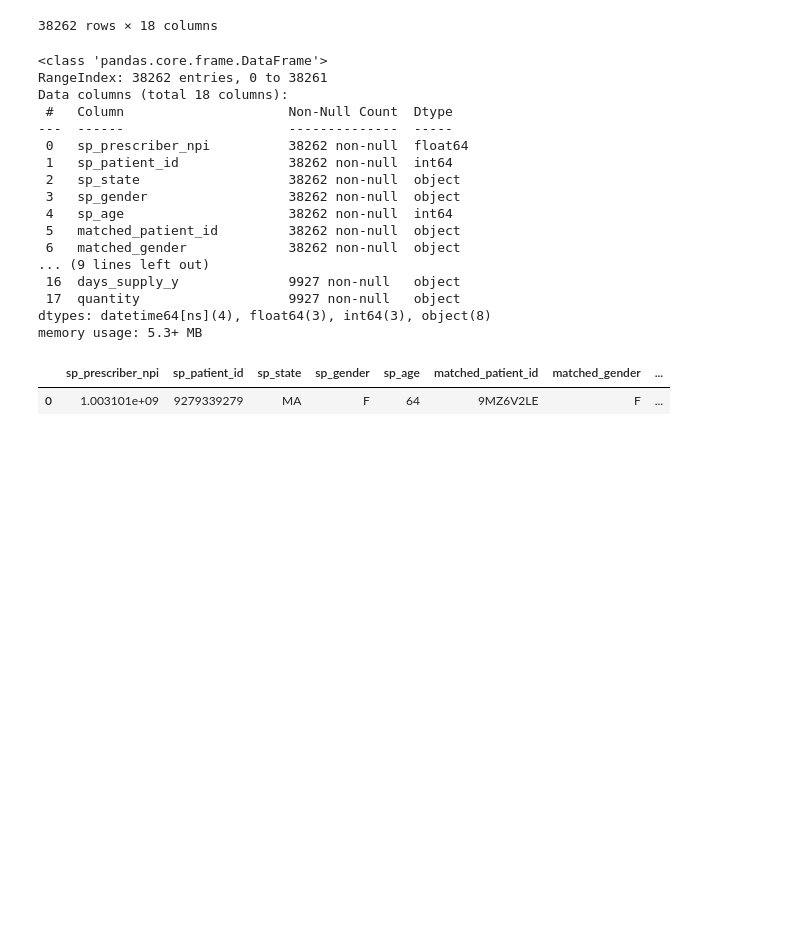
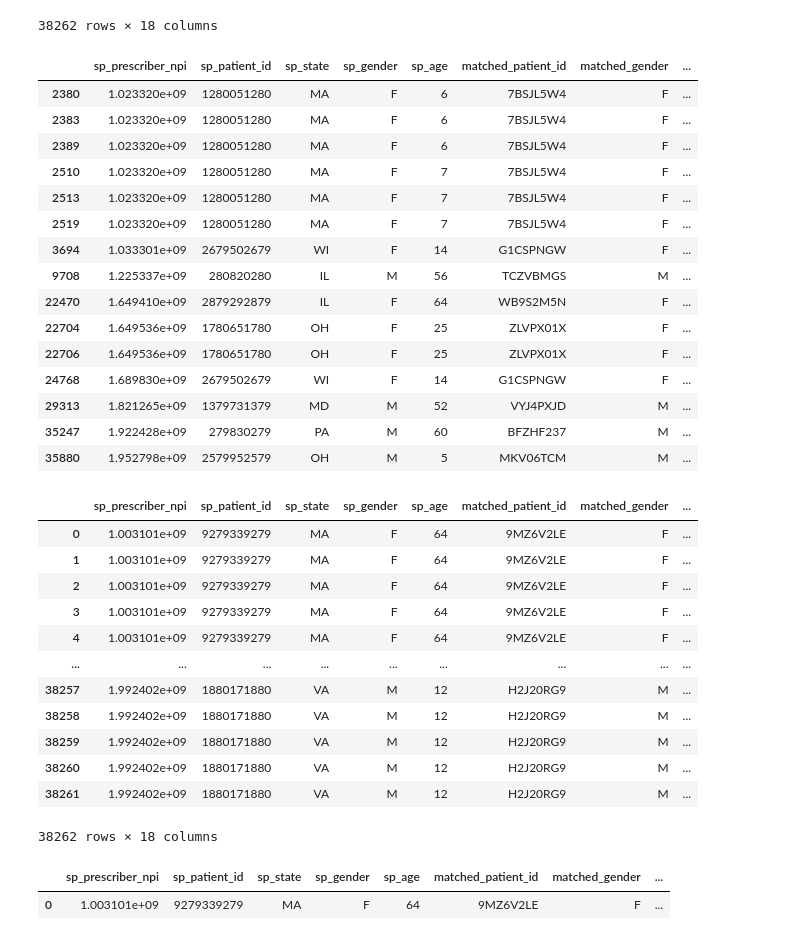
Before and after one commit to Sneh-ProcDNA/Data_Stitching, a Jupyter notebook: src/modules/data_stitching.ipynb, the cells around one changed output. Saved outputs shown, nothing was run; the diff lists cells and outputs as text; code cells hidden in the pictures; blank space fills up the shorter version.

```diff
--- a/src/modules/data_stitching.ipynb
+++ b/src/modules/data_stitching.ipynb
@@ -526,28 +551,43 @@ sp_core_copy
 | 38260 | 1.992402e+09 | 1880171880 | VA | M | 12 | H2J20RG9 | M | ... |
 | 38261 | 1.992402e+09 | 1880171880 | VA | M | 12 | H2J20RG9 | M | ... |
 38262 rows × 18 columns
+# %%
+sp_core_copy[sp_core_copy['ship_date'] == sp_core_copy['fill_date']]
+# %% [output]
+|  | sp_prescriber_npi | sp_patient_id | sp_state | sp_gender | sp_age | matched_patient_id | matched_gender | ... |
+| 2380 | 1.023320e+09 | 1280051280 | MA | F | 6 | 7BSJL5W4 | F | ... |
+| 2383 | 1.023320e+09 | 1280051280 | MA | F | 6 | 7BSJL5W4 | F | ... |
+| 2389 | 1.023320e+09 | 1280051280 | MA | F | 6 | 7BSJL5W4 | F | ... |
+| 2510 | 1.023320e+09 | 1280051280 | MA | F | 7 | 7BSJL5W4 | F | ... |
+| 2513 | 1.023320e+09 | 1280051280 | MA | F | 7 | 7BSJL5W4 | F | ... |
+| 2519 | 1.023320e+09 | 1280051280 | MA | F | 7 | 7BSJL5W4 | F | ... |
+| 3694 | 1.033301e+09 | 2679502679 | WI | F | 14 | G1CSPNGW | F | ... |
+| 9708 | 1.225337e+09 | 280820280 | IL | M | 56 | TCZVBMGS | M | ... |
+| 22470 | 1.649410e+09 | 2879292879 | IL | F | 64 | WB9S2M5N | F | ... |
+| 22704 | 1.649536e+09 | 1780651780 | OH | F | 25 | ZLVPX01X | F | ... |
+| 22706 | 1.649536e+09 | 1780651780 | OH | F | 25 | ZLVPX01X | F | ... |
+| 24768 | 1.689830e+09 | 2679502679 | WI | F | 14 | G1CSPNGW | F | ... |
+| 29313 | 1.821265e+09 | 1379731379 | MD | M | 52 | VYJ4PXJD | M | ... |
+| 35247 | 1.922428e+09 | 279830279 | PA | M | 60 | BFZHF237 | M | ... |
+| 35880 | 1.952798e+09 | 2579952579 | OH | M | 5 | MKV06TCM | M | ... |
 # %%
 sp_core_copy['fill_date'] = pd.to_datetime(sp_core_copy['fill_date'], errors='coerce')
 sp_core_copy['date_prescription_written'] = pd.to_datetime(sp_core_copy['date_prescription_written'], errors='coerce')
-sp_core_copy.info()
+sp_core_copy
 # %% [output]
+|  | sp_prescriber_npi | sp_patient_id | sp_state | sp_gender | sp_age | matched_patient_id | matched_gender | ... |
+| 0 | 1.003101e+09 | 9279339279 | MA | F | 64 | 9MZ6V2LE | F | ... |
+| 1 | 1.003101e+09 | 9279339279 | MA | F | 64 | 9MZ6V2LE | F | ... |
+| 2 | 1.003101e+09 | 9279339279 | MA | F | 64 | 9MZ6V2LE | F | ... |
+| 3 | 1.003101e+09 | 9279339279 | MA | F | 64 | 9MZ6V2LE | F | ... |
+| 4 | 1.003101e+09 | 9279339279 | MA | F | 64 | 9MZ6V2LE | F | ... |
+| ... | ... | ... | ... | ... | ... | ... | ... | ... |
+| 38257 | 1.992402e+09 | 1880171880 | VA | M | 12 | H2J20RG9 | M | ... |
+| 38258 | 1.992402e+09 | 1880171880 | VA | M | 12 | H2J20RG9 | M | ... |
+| 38259 | 1.992402e+09 | 1880171880 | VA | M | 12 | H2J20RG9 | M | ... |
+| 38260 | 1.992402e+09 | 1880171880 | VA | M | 12 | H2J20RG9 | M | ... |
+| 38261 | 1.992402e+09 | 1880171880 | VA | M | 12 | H2J20RG9 | M | ... |
-<class 'pandas.core.frame.DataFrame'>
-RangeIndex: 38262 entries, 0 to 38261
-Data columns (total 18 columns):
- #   Column                     Non-Null Count  Dtype
----  ------                     --------------  -----
- 0   sp_prescriber_npi          38262 non-null  float64
- 1   sp_patient_id              38262 non-null  int64
- 2   sp_state                   38262 non-null  object
- 3   sp_gender                  38262 non-null  object
- 4   sp_age                     38262 non-null  int64
- 5   matched_patient_id         38262 non-null  object
- 6   matched_gender             38262 non-null  object
-... (9 lines left out)
- 16  days_supply_y              9927 non-null   object
- 17  quantity                   9927 non-null   object
-dtypes: datetime64[ns](4), float64(3), int64(3), object(8)
-memory usage: 5.3+ MB
+38262 rows × 18 columns
 # %%
 sp_core_copy.head(1)
 # %% [output]
```
Also changed, not shown: parts of 38 cells of this notebook.
